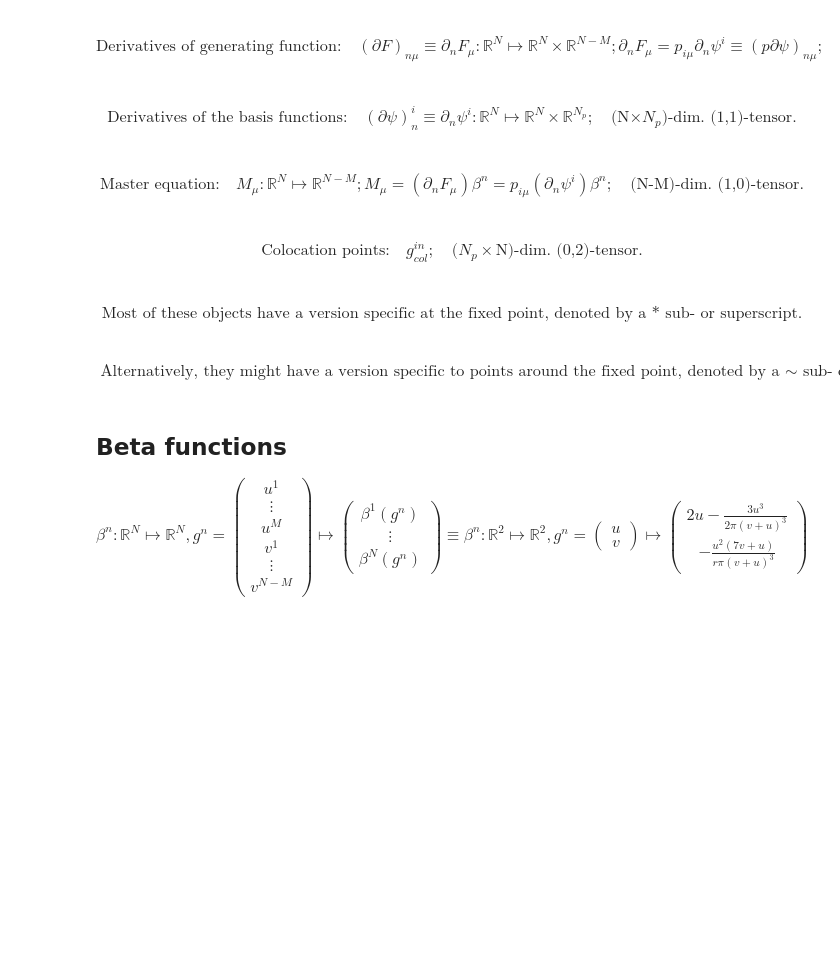
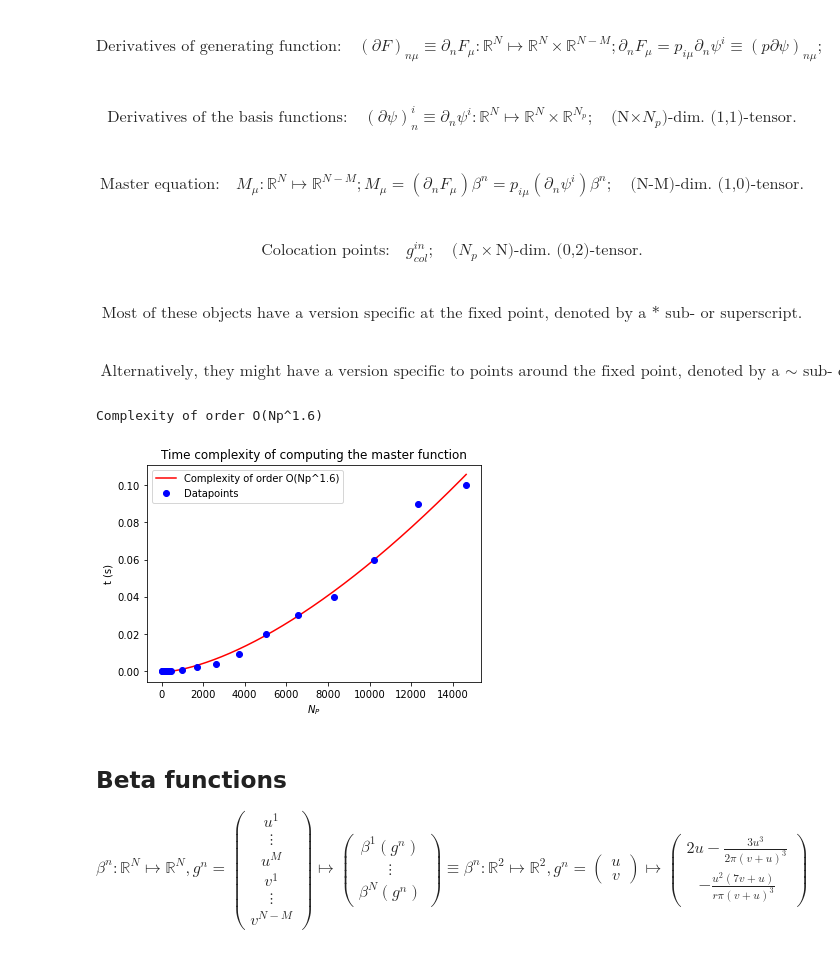
Before and after one commit to StijnCool/nast-thesis, a Jupyter notebook: General method GA.ipynb, the cells around one changed output. Drawn from its saved outputs; the diff is of its cells as text; code cells hidden in the pictures; blank space fills up the shorter version.

```diff
--- a/General method GA.ipynb
+++ b/General method GA.ipynb
@@ -39,6 +40,29 @@ from itertools import product
 
 ## setup
 np.set_printoptions(linewidth=160)
+# %%
+## Graphs from tests
+
+# Runtime of master equation test data
+def poly(x, a, b, c):
+    return a*x**c+b
+td_M = np.zeros((2,20))
+td_M[0,:] = np.square(np.array([3,5,7,9,11,13,15,17,19,21,31,41,51,61,71,81,91,101,111,121]))
+td_M[1,:] = np.array([1e-5,1e-5,2e-5,2e-5,3e-5,4e-5,5e-5,7e-5,9e-5,1e-4,4e-4,2e-3,4e-3,9e-3,2e-2,3e-2,4e-2,6e-2,9e-2,1e-1])
+td_M_popt, td_M_pcov = curve_fit(poly, td_M[0,:], td_M[1,:])
+print(f'Complexity of order O(Np^{np.round(td_M_popt[2],1)})')
+td_M_x = np.linspace(td_M[0,0],td_M[0,-1],int(td_M[0,-1]-td_M[0,0]))
+plt.figure()
+plt.plot(td_M_x, poly(td_M_x, *td_M_popt), c='r', label=f'Complexity of order O(Np^{np.round(td_M_popt[2],1)})')
+plt.plot(td_M[0],td_M[1],'o',c='b', label='Datapoints')
+plt.xlabel(r'$N_P$')
+plt.ylabel('t (s)')
+plt.title('Time complexity of computing the master function')
+plt.legend()
+plt.show()
+# %% [output]
+Complexity of order O(Np^1.6)
+[figure, added]
 # %% [markdown]
 ## Beta functions
 $$ \beta^n: \mathbb{R}^N \mapsto \mathbb{R}^N, g^n = \begin{pmatrix} u^1 \\ \vdots \\ u^M \\ v^1 \\ \vdots \\ v^{N-M} \end{pmatrix} \mapsto \begin{pmatrix}  \beta^1(g^n) \\ \vdots \\ \beta^N(g^n) \end{pmatrix}
```
Also changed, not shown: parts of 5 cells of this notebook.
